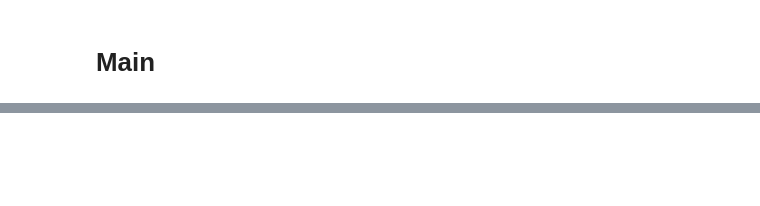
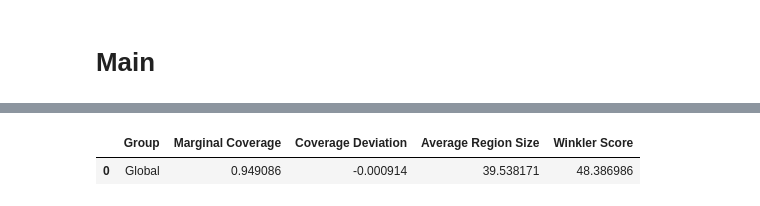
Before and after one commit to Julianquin/PDIHC, a Jupyter notebook: main datos simulados.ipynb, the cells around one changed output, grey strips where cells are left out. Cells and saved outputs as stored; diff of their text form; code cells hidden in the pictures; blank space fills up the shorter version.

```diff
--- a/main datos simulados.ipynb
+++ b/main datos simulados.ipynb
@@ -95,0 +98,12 @@ plot_logs_agg(aggregate_logs_average(logs))
+# %%
+calib_metrics = calculate_metrics(
+    calib_df,
+    value_col="Y",
+    lower_col="YHAT_L",
+    upper_col="YHAT_U",
+    alpha=alpha
+)
+calib_metrics
+# %% [output]
+|  | Group | Marginal Coverage | Coverage Deviation | Average Region Size | Winkler Score |
+| 0 | Global | 0.949086 | -0.000914 | 39.538171 | 48.386986 |
```
Also changed, not shown: parts of 6 cells of this notebook, 4 other files.
